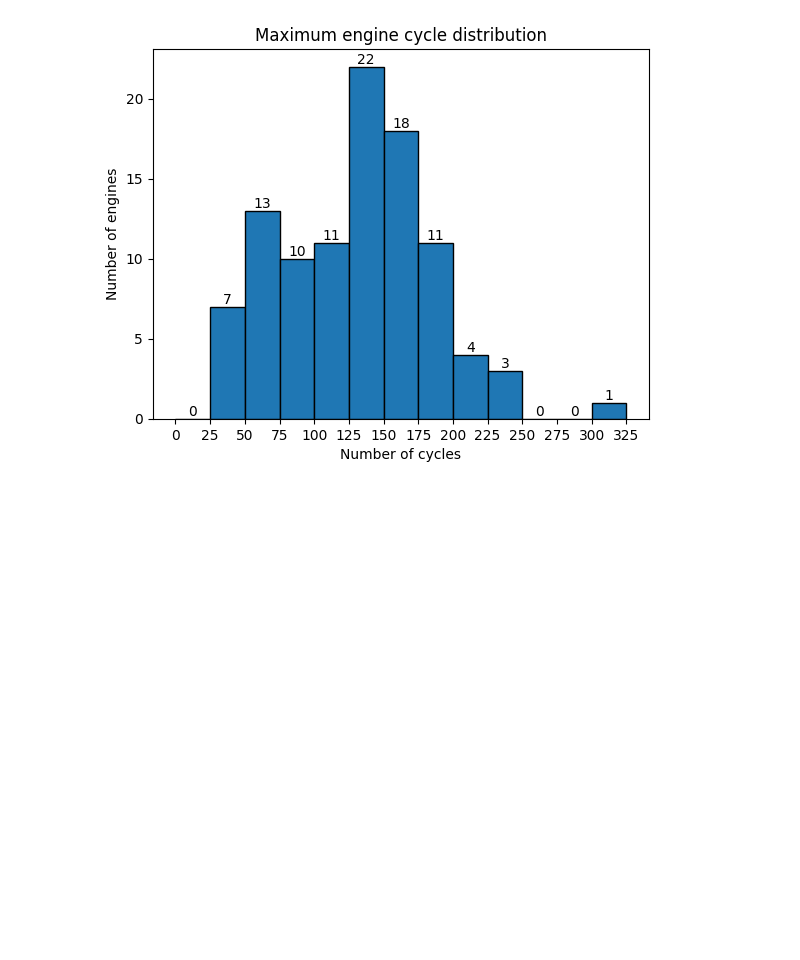
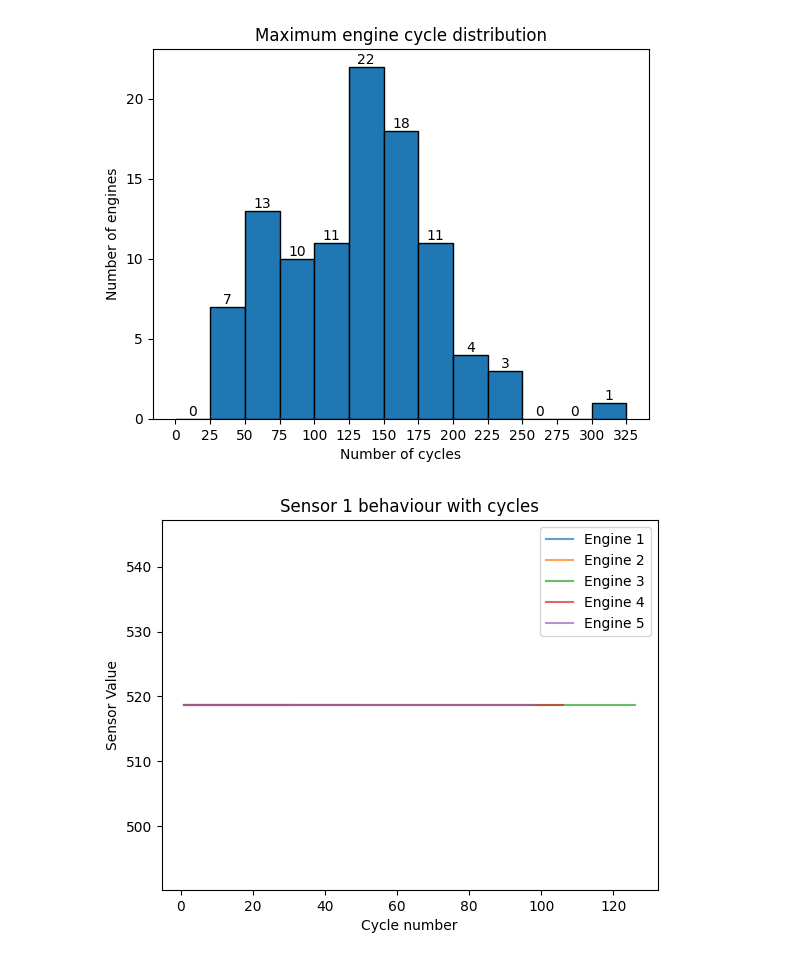
Before and after one commit to DrihanDP/DataAnalytics-Project1, a Jupyter notebook: 03_EDA.ipynb, the cells around one changed output. Cells and saved outputs as stored; diff of their text form; code cells hidden in the pictures; blank space fills up the shorter version.

Commit message:
completed sensor EDA

```diff
--- a/03_EDA.ipynb
+++ b/03_EDA.ipynb
@@ -72,13 +67,13 @@ print(len(python_FD001['engine_id'].unique()))
 # %%
 # Are cycle increments always sequential, or are there gaps?
 # orders data by engine_id and cycle
-python_FD001 = python_FD001.sort_values(by=["engine_id", "cycle"]).reset_index(drop=True)
+python_FD001_cycle = python_FD001.sort_values(by=["engine_id", "cycle"]).reset_index(drop=True)
 # creates a new column with the cycle shifted by one
-python_FD001["prev_cycle"] = (python_FD001.groupby("engine_id")["cycle"].shift(1))
+python_FD001_cycle["prev_cycle"] = (python_FD001_cycle.groupby("engine_id")["cycle"].shift(1))
 # creates a new column showing the difference between cycles
-python_FD001["cycle_diff"] = (python_FD001["cycle"] - python_FD001["prev_cycle"])
+python_FD001_cycle["cycle_diff"] = (python_FD001_cycle["cycle"] - python_FD001_cycle["prev_cycle"])
 # identifies gaps
-gaps = python_FD001[(python_FD001["cycle_diff"].notna()) &(python_FD001["cycle_diff"] != 1)]
+gaps = python_FD001_cycle[(python_FD001_cycle["cycle_diff"].notna()) & (python_FD001_cycle["cycle_diff"] != 1)]
 
 if gaps.empty:
     print('no gaps in data')
@@ -117,0 +129,13 @@ Text(0, 0.5, 'Number of engines')
+# %%
+engine1_5 = python_FD001.loc[python_FD001['engine_id'] <= 5]
+
+for id, sensor_data in engine1_5.groupby(['engine_id'], sort=True):
+    plt.plot(sensor_data['cycle'], sensor_data['sensor_1'], alpha=0.7, label=f"Engine {id[0]}")
+
+plt.xlabel("Cycle number")
+plt.ylabel("Sensor Value")
+plt.title("Sensor 1 behaviour with cycles")
+plt.legend()
+plt.show()
+# %% [output]
+[figure, added]
```
Also changed, not shown: parts of 8 cells of this notebook.
